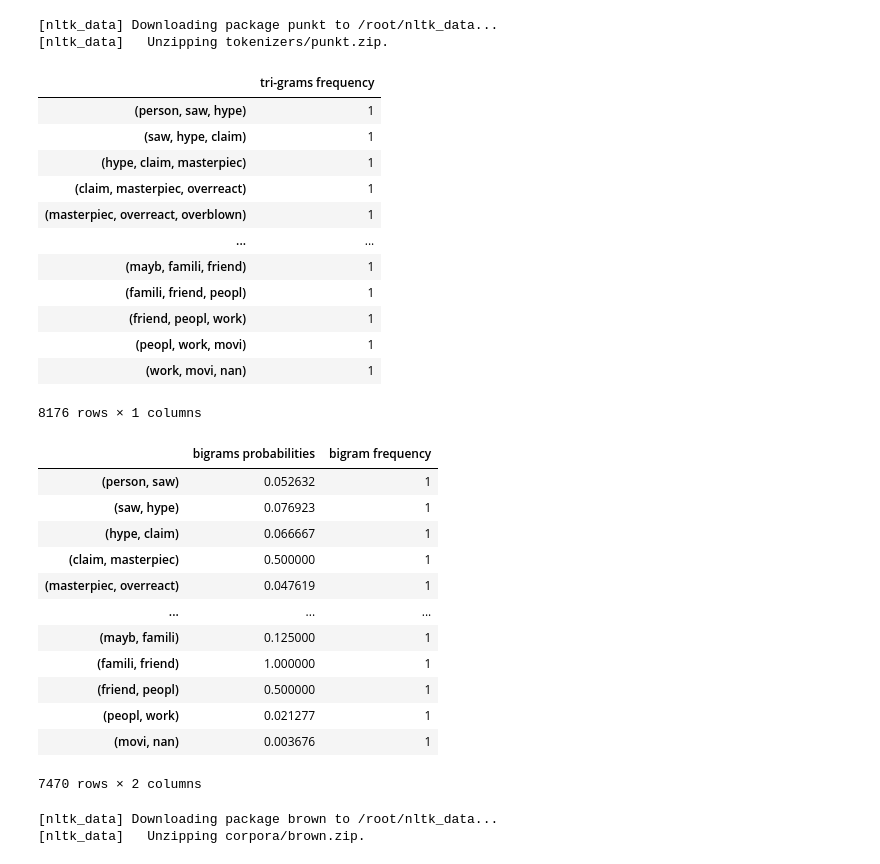
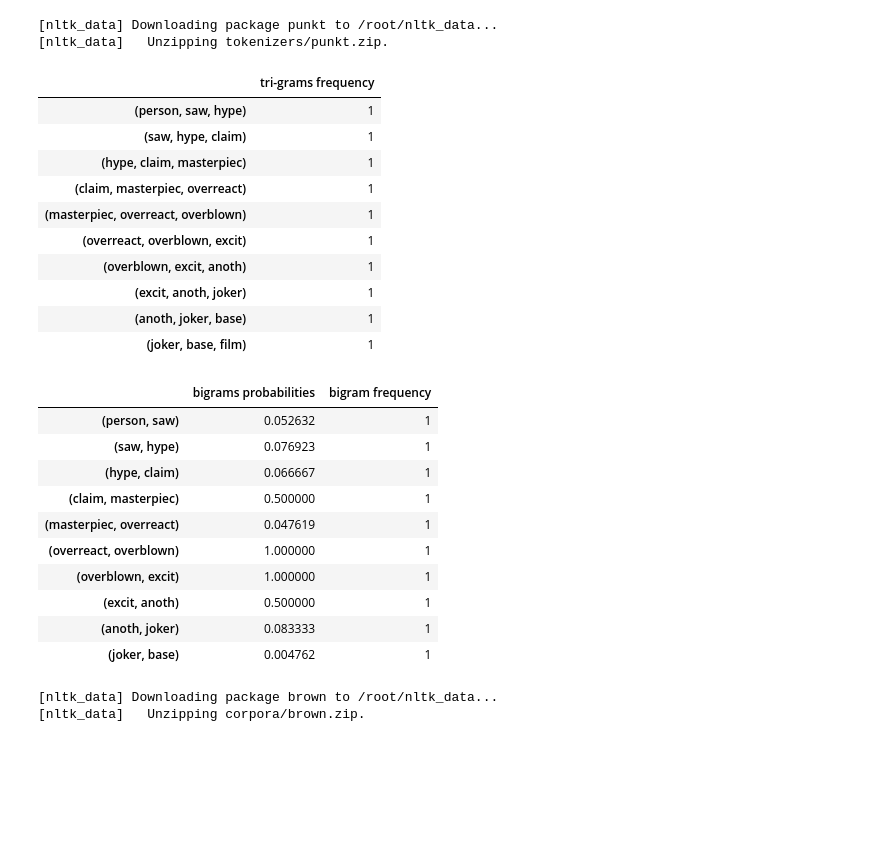
Before and after one commit to HuyenNguyenHelen/Huyen_INFO5731_Spring2020, a Jupyter notebook: INFO5731_Assignment_Three.ipynb, the cells around one changed output. Saved outputs shown, nothing was run; the diff lists cells and outputs as text; code cells hidden in the pictures; blank space fills up the shorter version.

```diff
--- a/INFO5731_Assignment_Three.ipynb
+++ b/INFO5731_Assignment_Three.ipynb
@@ -37,7 +37,7 @@ for gram in tri_grams:
   gram=tuple(gram)
   hist[gram]=hist.get(gram,0)+1
 
-pandas.DataFrame.from_dict(hist, orient = 'index', columns=['tri-grams frequency'])
+pandas.DataFrame.from_dict(hist, orient = 'index', columns=['tri-grams frequency']).head(10)
 # %% [output]
 |  | tri-grams frequency |
 | (person, saw, hype) | 1 |
@@ -45,47 +45,43 @@ pandas.DataFrame.from_dict(hist, orient = 'index', columns=['tri-grams frequency
 | (hype, claim, masterpiec) | 1 |
 | (claim, masterpiec, overreact) | 1 |
 | (masterpiec, overreact, overblown) | 1 |
-| ... | ... |
-| (mayb, famili, friend) | 1 |
-| (famili, friend, peopl) | 1 |
-| (friend, peopl, work) | 1 |
-| (peopl, work, movi) | 1 |
-| (work, movi, nan) | 1 |
+| (overreact, overblown, excit) | 1 |
+| (overblown, excit, anoth) | 1 |
+| (excit, anoth, joker) | 1 |
+| (anoth, joker, base) | 1 |
+| (joker, base, film) | 1 |
-8176 rows × 1 columns
 # %%
 #(1.2) Calculate the probabilities for all the bigrams in the dataset by using the fomular count(w2 w1) / count(w2). For example, count(really like) / count(really) = 1 / 3 = 0.33.
 import pandas
 monty = TextBlob (data)
 bi_grams=TextBlob(data).ngrams(2)
 #print(bi_grams)
 
 # make a dict of bigrams and their frequency
 hist={}
 for gram in bi_grams:
   gram=tuple(gram)
   hist[gram]=hist.get(gram,0)+1
 # calculate the probabilities of bigrams
 bigr_prob={}
 for key, val in hist.items():
   bigr_prob[key]=val/monty.words.count(key[0])
 
 df = pandas.DataFrame.from_dict(bigr_prob, orient = 'index', columns=['bigrams probabilities'])
 df['bigram frequency']=[val for val in hist.values()]
-df
+df.head(10)
 # %% [output]
 |  | bigrams probabilities | bigram frequency |
 | (person, saw) | 0.052632 | 1 |
 | (saw, hype) | 0.076923 | 1 |
 | (hype, claim) | 0.066667 | 1 |
 | (claim, masterpiec) | 0.500000 | 1 |
 | (masterpiec, overreact) | 0.047619 | 1 |
-| ... | ... | ... |
-| (mayb, famili) | 0.125000 | 1 |
-| (famili, friend) | 1.000000 | 1 |
-| (friend, peopl) | 0.500000 | 1 |
-| (peopl, work) | 0.021277 | 1 |
-| (movi, nan) | 0.003676 | 1 |
+| (overreact, overblown) | 1.000000 | 1 |
+| (overblown, excit) | 1.000000 | 1 |
+| (excit, anoth) | 0.500000 | 1 |
+| (anoth, joker) | 0.083333 | 1 |
+| (joker, base) | 0.004762 | 1 |
-7470 rows × 2 columns
 # %%
 #(1.3) Extract all the noun phrases and calculate the relative probabilities of each review in terms of other reviews (abstracts, or tweets) by using the fomular frequency (noun phrase) / max frequency (noun phrase) on the whole dataset. Print out the result in a table with column name the all the noun phrases and row name as all the 100 reviews (abstracts, or tweets).
 
```
Also changed, not shown: parts of 5 cells of this notebook.
